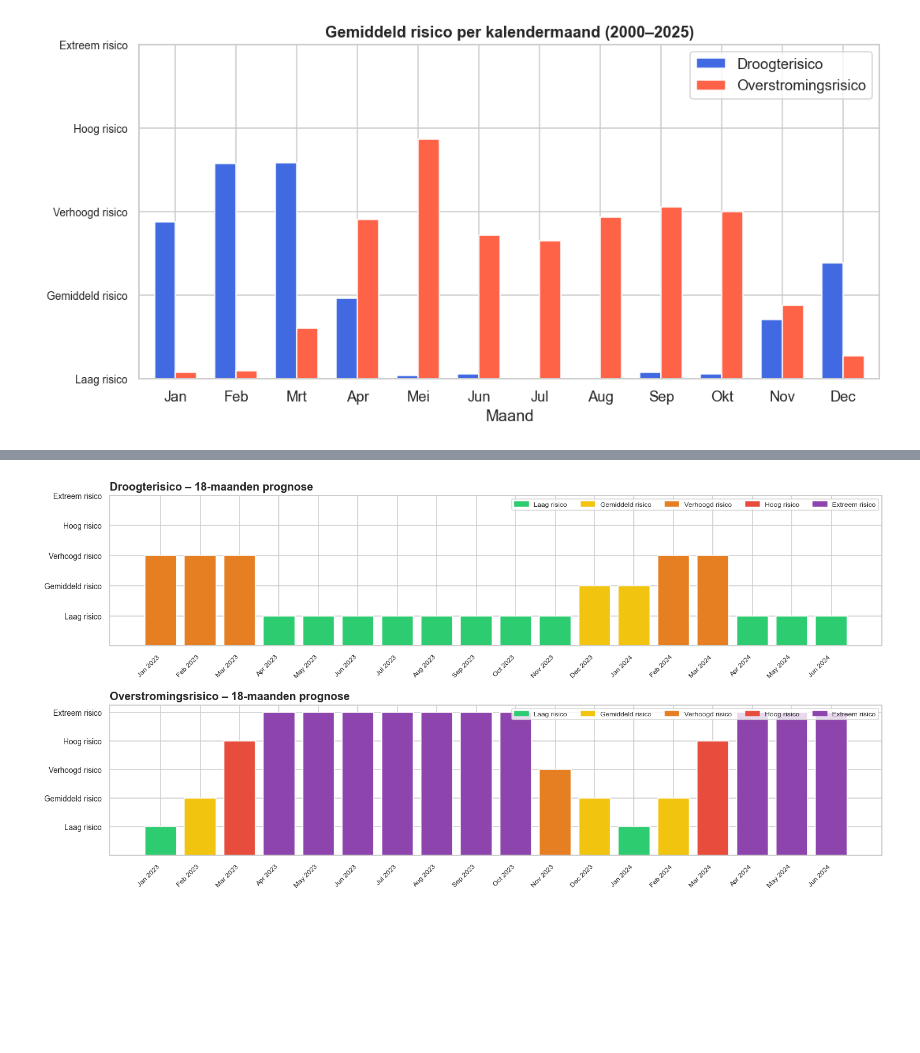
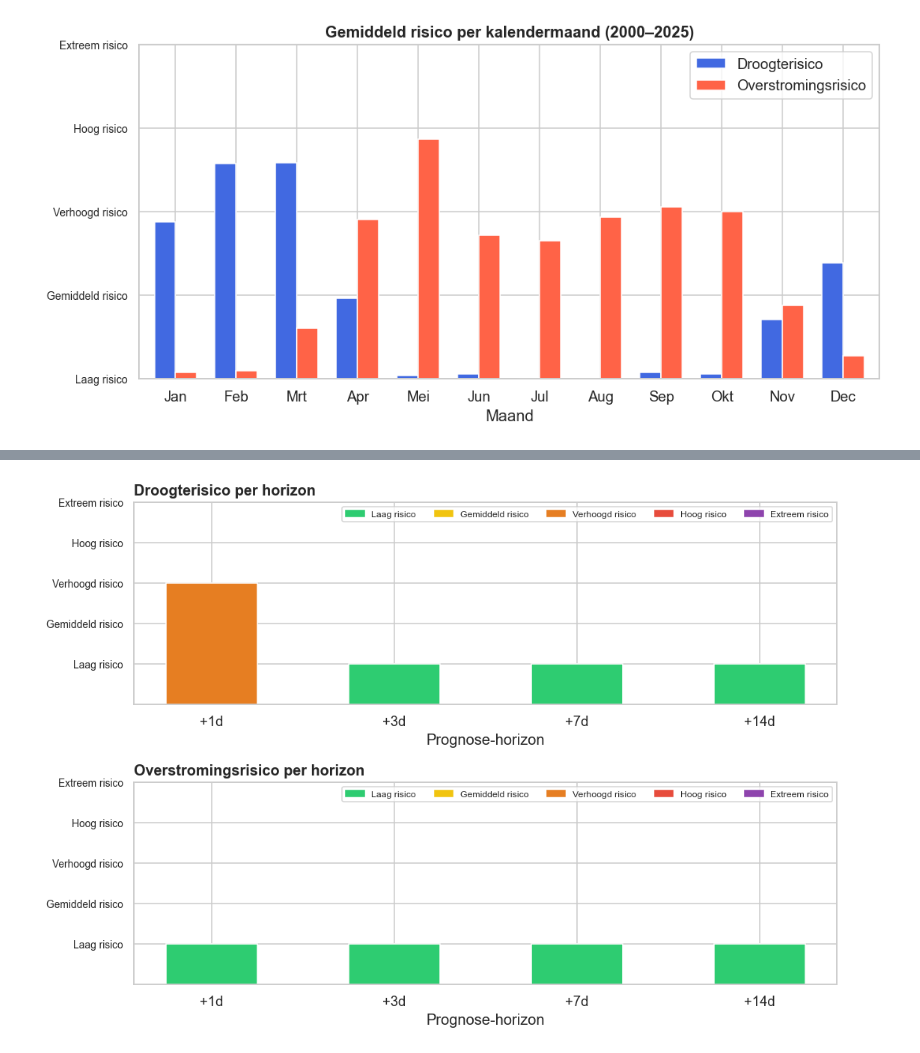
Before and after one commit to lalutir/datalab-v, a Jupyter notebook: notebooks/02_risk_modelling.ipynb, the cells around one changed output, grey strips where cells are left out. Drawn from its saved outputs; the diff is of its cells as text; code cells hidden in the pictures; blank space fills up the shorter version.

```diff
--- a/notebooks/02_risk_modelling.ipynb
+++ b/notebooks/02_risk_modelling.ipynb
@@ -125,7 +123,7 @@ TARGET_COLS = ["spei", "api", "smi", "total_ro"]
 
 rows = []
 for col in TARGET_COLS:
-    res = check_stationarity(df_m[col])
+    res = check_stationarity(df_d[col])
     rows.append({
         "Index": col.upper(),
         "ADF-statistiek": round(res.statistic, 3),
@@ -427,15 +645,19 @@ plt.show()
 # %%
 # Selecteer het beste model per index op basis van RMSE
 best_models = {}
+model_lookup = {
+    "ARIMA":        sarima_models,
+    "Holt-Winters": hw_models,
+    "RandomForest": rf_models,
+    "XGBoost":      xgb_models,
+    "LSTM":         lstm_models,
+    "Prophet":      prophet_models,
+}
+
 for col in TARGET_COLS:
     col_df = comparison_df.loc[col.upper(), "RMSE"]
     best_name = col_df.idxmin()
-    print(f"{col.upper():12s} → beste model: {best_name}  "
+    print(f"{col.upper():12s} → beste baseline: {best_name}  "
           f"(RMSE={col_df[best_name]:.5f})")
-    if best_name == "SARIMA":
-        best_models[col] = sarima_models[col]
-    elif best_name == "Holt-Winters":
-        best_models[col] = hw_models[col]
-    else:
-        best_models[col] = rf_models[col]
+    best_models[col] = model_lookup[best_name][col]
 # %% [output]
@@ -699,31 +940,34 @@ Prognose risicotabel (18 maanden):
 # %%
-fig, axes = plt.subplots(2, 1, figsize=(14, 7))
+fig, axes = plt.subplots(2, 1, figsize=(10, 7))
+horizons_labels = [f"+{h}d" for h in FORECAST_HORIZONS]
 
-for ax, (risk_series, title, color) in zip(axes, [
-    (future_drought, "Droogterisico – 18-maanden prognose", "royalblue"),
-    (future_flood,   "Overstromingsrisico – 18-maanden prognose", "tomato"),
-]):
-    risk_num = risk_series.apply(lambda r: r.numeric)
-    bars = ax.bar(
-        range(len(risk_num)),
-        risk_num + 1,
-        color=[RISK_COLORS[r] for r in risk_series],
-        edgecolor="white",
-        width=0.8,
-    )
-    ax.set_xticks(range(len(risk_num)))
-    ax.set_xticklabels(
-        future_df.index.strftime("%b %Y"),
-        rotation=45, ha="right", fontsize=8
-    )
+# Haal risiconivcaus op als numeriek
+drought_nums = []
+flood_nums   = []
+drought_colors = []
+flood_colors   = []
+for row in risk_rows:
+    dr = next(r for r in RiskLevel if r.value == row["Droogterisico"])
+    fr = next(r for r in RiskLevel if r.value == row["Overstromingsrisico"])
+    drought_nums.append(dr.numeric + 1)
+    flood_nums.append(fr.numeric + 1)
+    drought_colors.append(RISK_COLORS[dr])
+    flood_colors.append(RISK_COLORS[fr])
+
+for ax, nums, colors, title in [
+    (axes[0], drought_nums, drought_colors, "Droogterisico per horizon"),
+    (axes[1], flood_nums,   flood_colors,   "Overstromingsrisico per horizon"),
+]:
+    bars = ax.bar(horizons_labels, nums, color=colors, edgecolor="white", width=0.5)
     ax.set_yticks(range(1, 6))
     ax.set_yticklabels([r.value for r in RiskLevel], fontsize=9)
+    ax.set_xlabel("Prognose-horizon")
     ax.set_title(title, fontweight="bold", loc="left")
-    ax.legend(handles=RISK_LEGEND, fontsize=8, ncol=5)
+    ax.legend(handles=RISK_LEGEND, fontsize=8, ncol=5, loc="upper right")
 
 plt.tight_layout()
 plt.savefig("toekomstig_risico.png", bbox_inches="tight")
 plt.show()
 # %% [output]
-[figure, old version]
+[figure, new version]
 # %% [markdown]
```
Also changed, not shown: parts of 39 cells of this notebook, 20 other files.
